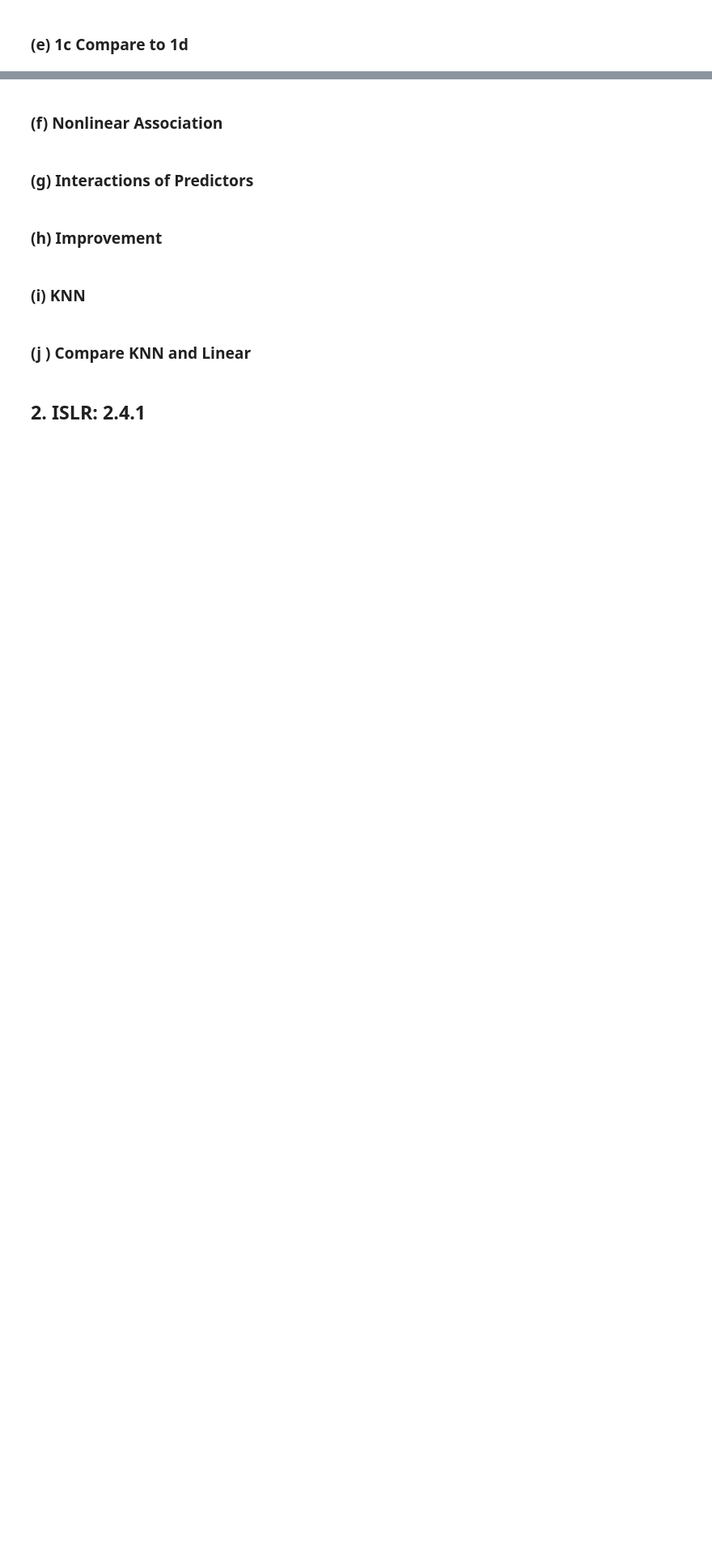
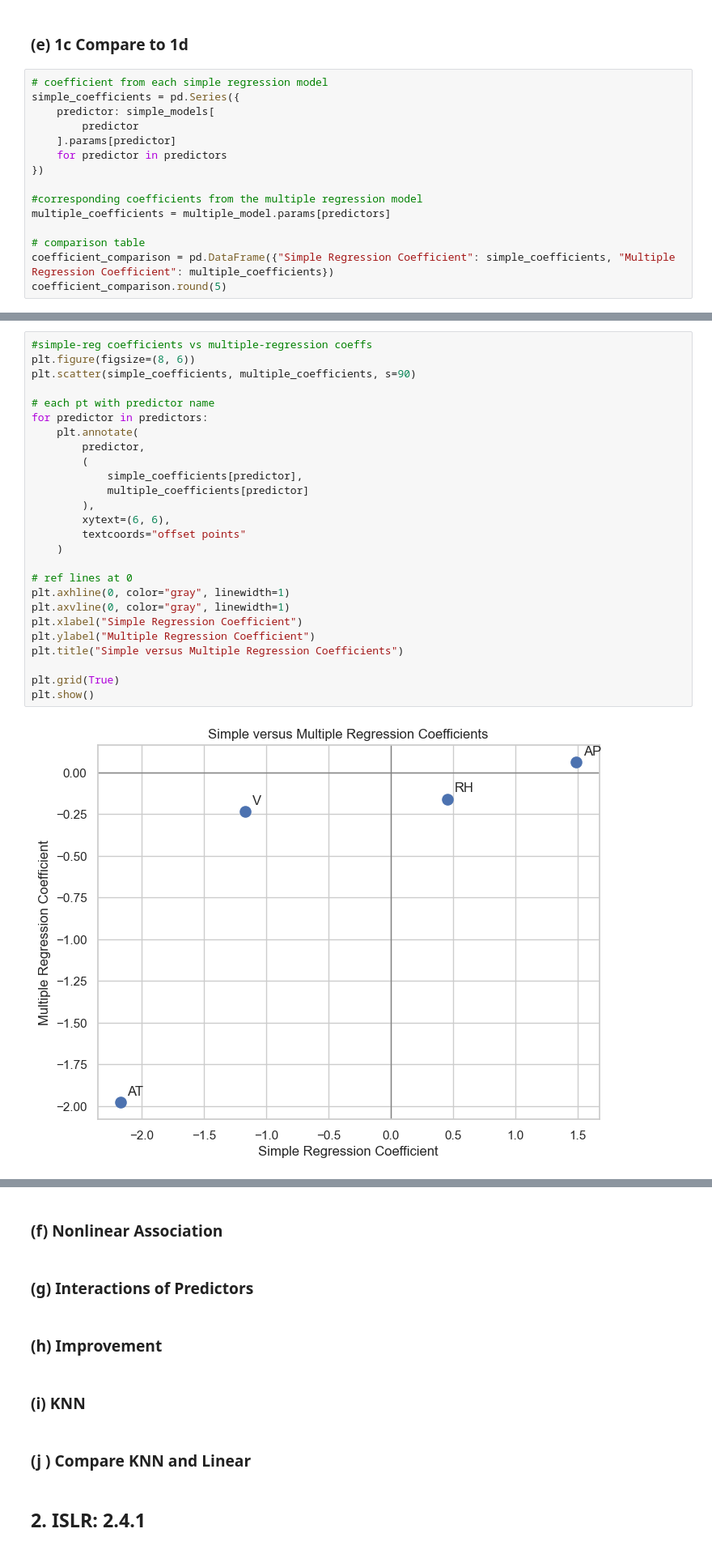
Before and after one commit to manvsatish/dsci-552-hw-2, a Jupyter notebook: notebooks/Satish_Manvika_HW2.ipynb, the cells around one changed output, grey strips where cells are left out. Shown at 81% size. Saved outputs shown, nothing was run; the diff lists cells and outputs as text; blank space fills up the shorter version.

```diff
--- a/notebooks/Satish_Manvika_HW2.ipynb
+++ b/notebooks/Satish_Manvika_HW2.ipynb
@@ -110,2 +227,17 @@ The means and medians are reasonably close for most variables, but V and PE show
 # %% [markdown]
 ### (e) 1c Compare to 1d
+# %%
+# coefficient from each simple regression model
+simple_coefficients = pd.Series({
+    predictor: simple_models[
+        predictor
+    ].params[predictor]
+    for predictor in predictors
+})
+
+#corresponding coefficients from the multiple regression model
+multiple_coefficients = multiple_model.params[predictors]
+
+# comparison table
+coefficient_comparison = pd.DataFrame({"Simple Regression Coefficient": simple_coefficients, "Multiple Regression Coefficient": multiple_coefficients})
+coefficient_comparison.round(5)
@@ -111,0 +250,28 @@ The means and medians are reasonably close for most variables, but V and PE show
+# %%
+#simple-reg coefficients vs multiple-regression coeffs
+plt.figure(figsize=(8, 6))
+plt.scatter(simple_coefficients, multiple_coefficients, s=90)
+
+# each pt with predictor name
+for predictor in predictors:
+    plt.annotate(
+        predictor,
+        (
+            simple_coefficients[predictor],
+            multiple_coefficients[predictor]
+        ),
+        xytext=(6, 6),
+        textcoords="offset points"
+    )
+
+# ref lines at 0
+plt.axhline(0, color="gray", linewidth=1)
+plt.axvline(0, color="gray", linewidth=1)
+plt.xlabel("Simple Regression Coefficient")
+plt.ylabel("Multiple Regression Coefficient")
+plt.title("Simple versus Multiple Regression Coefficients")
+
+plt.grid(True)
+plt.show()
+# %% [output]
+[figure, added]
```
Also changed, not shown: parts of 9 cells of this notebook.
